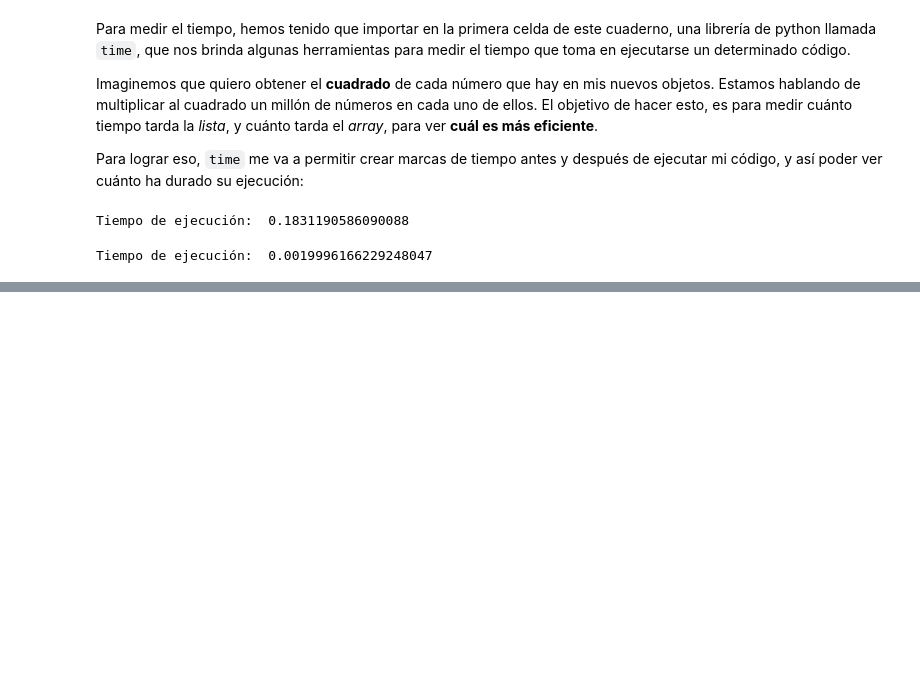
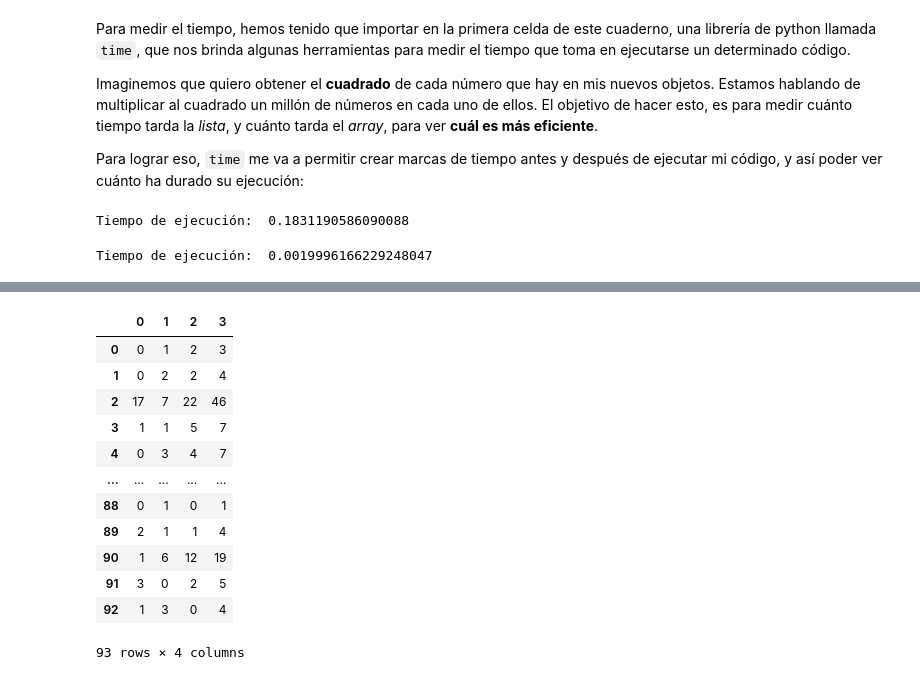
Before and after one commit to MartoBadi/TSCDIA-, a Jupyter notebook: Modelizado de Minería de Datos/notebooks_de_las_clases/clase_6.ipynb, the cells around one changed output, grey strips where cells are left out. Cells and saved outputs as stored; diff of their text form; code cells hidden in the pictures; blank space fills up the shorter version.

```diff
--- a/Modelizado de Minería de Datos/notebooks_de_las_clases/clase_6.ipynb
+++ b/Modelizado de Minería de Datos/notebooks_de_las_clases/clase_6.ipynb
@@ -127,0 +784,2 @@ Tiempo de ejecución:  0.0019996166229248047
+# %%
+ruta = r'C:\Users\migue\OneDrive\Documentos\Minería de Datos/medallas.csv'
@@ -127,0 +877,3 @@ Tiempo de ejecución:  0.0019996166229248047
+# %%
+array = np.genfromtxt(ruta, delimiter=',', filling_values=0, skip_header=1, dtype=int)
+array
@@ -127,0 +898,6 @@ Tiempo de ejecución:  0.0019996166229248047
+# %%
+# Vamos a eliminar la última columna del array (correspondiente a los 'Paises' del conjunto de datos)
+
+array_sin_col = array[:,:-1]
+
+array_sin_col
@@ -127,0 +922,17 @@ Tiempo de ejecución:  0.0019996166229248047
+# %%
+df_desde_np = pd.DataFrame(array_sin_col)
+df_desde_np
+# %% [output]
+|  | 0 | 1 | 2 | 3 |
+| 0 | 0 | 1 | 2 | 3 |
+| 1 | 0 | 2 | 2 | 4 |
+| 2 | 17 | 7 | 22 | 46 |
+| 3 | 1 | 1 | 5 | 7 |
+| 4 | 0 | 3 | 4 | 7 |
+| ... | ... | ... | ... | ... |
+| 88 | 0 | 1 | 0 | 1 |
+| 89 | 2 | 1 | 1 | 4 |
+| 90 | 1 | 6 | 12 | 19 |
+| 91 | 3 | 0 | 2 | 5 |
+| 92 | 1 | 3 | 0 | 4 |
+93 rows × 4 columns
```
Also changed, not shown: parts of 177 cells of this notebook.
